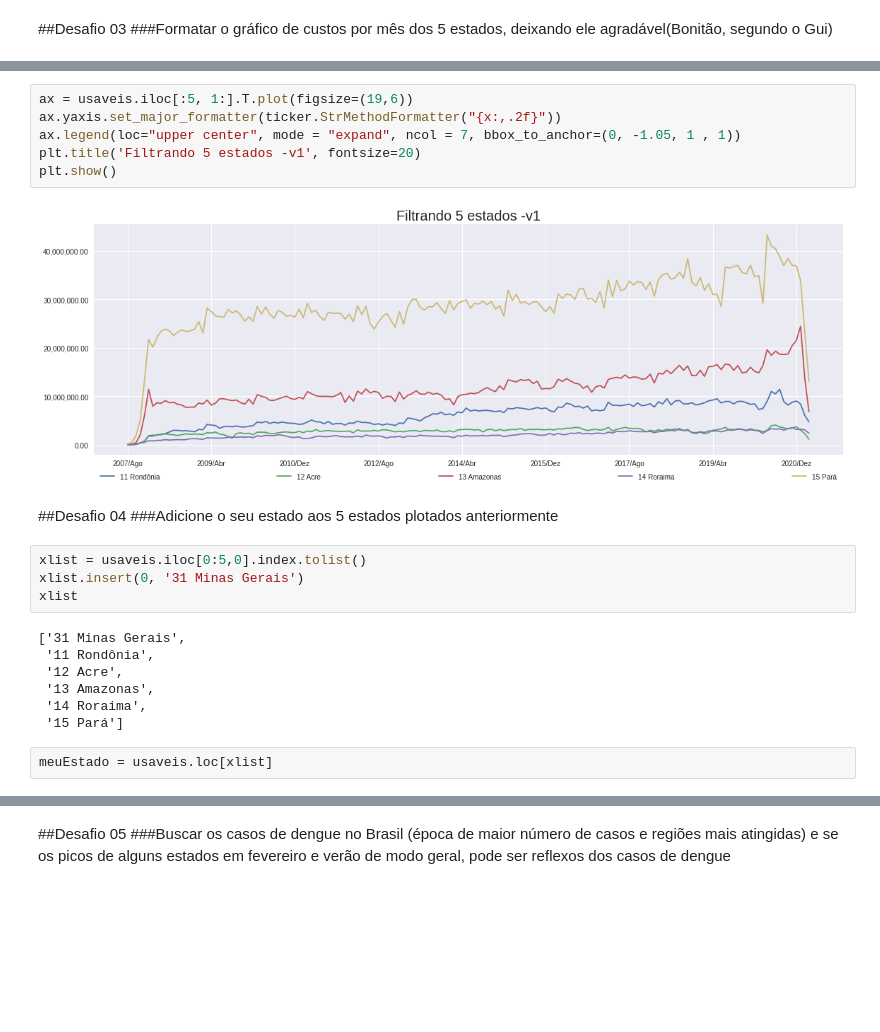
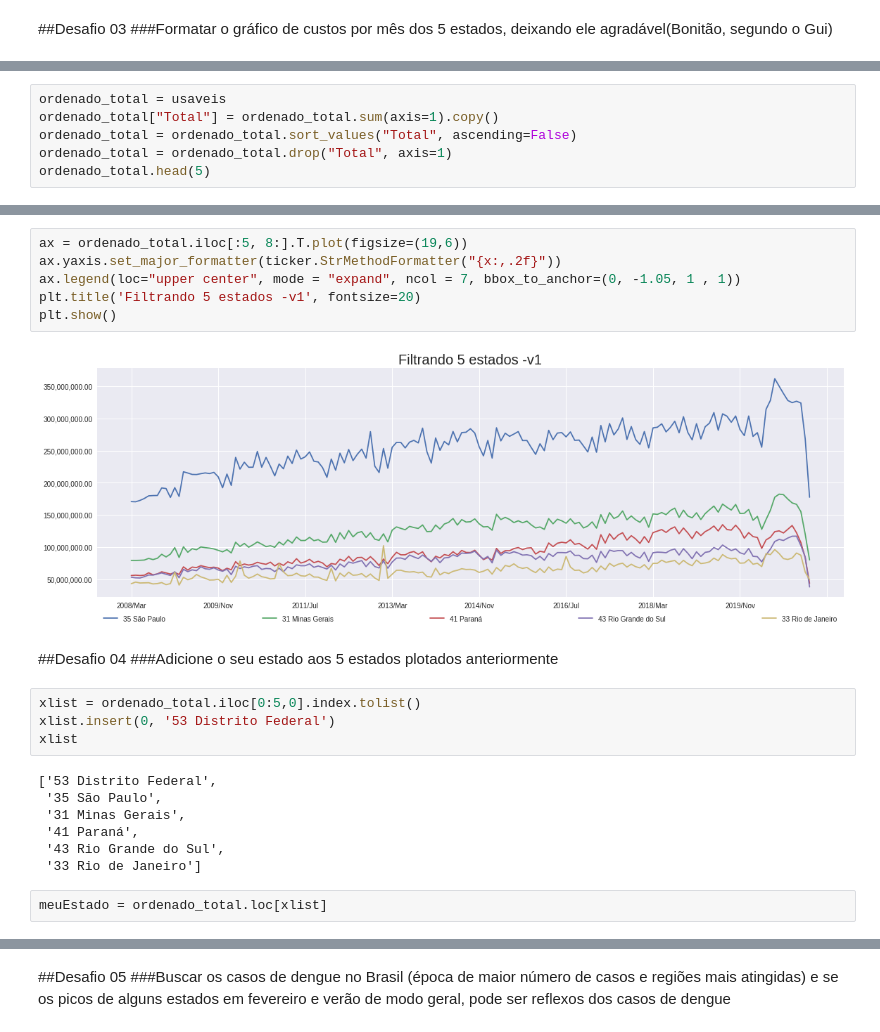
Before and after one commit to BrSiqueira/Bootcamp-DataScience, a Jupyter notebook: Modulo01/Modulo01_Aula_03_Desafio.ipynb, the cells around one changed output, grey strips where cells are left out. Drawn from its saved outputs; the diff is of its cells as text; blank space fills up the shorter version.

```diff
--- a/Modulo01/Modulo01_Aula_03_Desafio.ipynb
+++ b/Modulo01/Modulo01_Aula_03_Desafio.ipynb
@@ -369,0 +372,6 @@ usaveis.head(3)
+# %%
+ordenado_total = usaveis
+ordenado_total["Total"] = ordenado_total.sum(axis=1).copy()
+ordenado_total = ordenado_total.sort_values("Total", ascending=False)
+ordenado_total = ordenado_total.drop("Total", axis=1)
+ordenado_total.head(5)
@@ -370,27 +387,27 @@ usaveis.head(3)
 # %%
-ax = usaveis.iloc[:5, 1:].T.plot(figsize=(19,6))
+ax = ordenado_total.iloc[:5, 8:].T.plot(figsize=(19,6))
 ax.yaxis.set_major_formatter(ticker.StrMethodFormatter("{x:,.2f}"))
 ax.legend(loc="upper center", mode = "expand", ncol = 7, bbox_to_anchor=(0, -1.05, 1 , 1))
 plt.title('Filtrando 5 estados -v1', fontsize=20)
 plt.show()
 # %% [output]
-[figure, old version]
+[figure, new version]
 # %% [markdown]
 ##Desafio 04
 ###Adicione o seu estado aos 5 estados plotados anteriormente
 # %%
-xlist = usaveis.iloc[0:5,0].index.tolist()
-xlist.insert(0, '31 Minas Gerais')
+xlist = ordenado_total.iloc[0:5,0].index.tolist()
+xlist.insert(0, '53 Distrito Federal')
 xlist
 # %% [output]
-['31 Minas Gerais',
- '11 Rondônia',
- '12 Acre',
- '13 Amazonas',
- '14 Roraima',
- '15 Pará']
+['53 Distrito Federal',
+ '35 São Paulo',
+ '31 Minas Gerais',
+ '41 Paraná',
+ '43 Rio Grande do Sul',
+ '33 Rio de Janeiro']
 # %%
-meuEstado = usaveis.loc[xlist]
+meuEstado = ordenado_total.loc[xlist]
 # %%
 ax = meuEstado.iloc[:, 8:].T.plot(figsize=(19,6))
 ax.yaxis.set_major_formatter(ticker.StrMethodFormatter("{x:,.2f}"))
```
Also changed, not shown: parts of 3 cells of this notebook.
